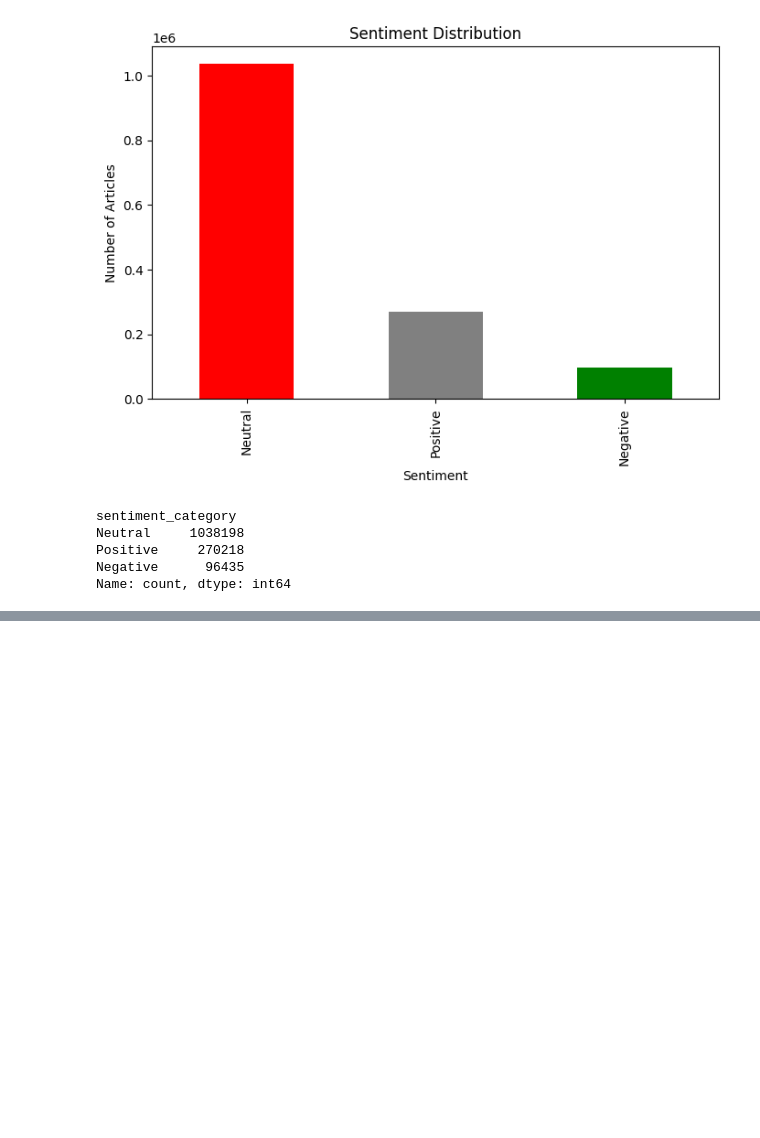
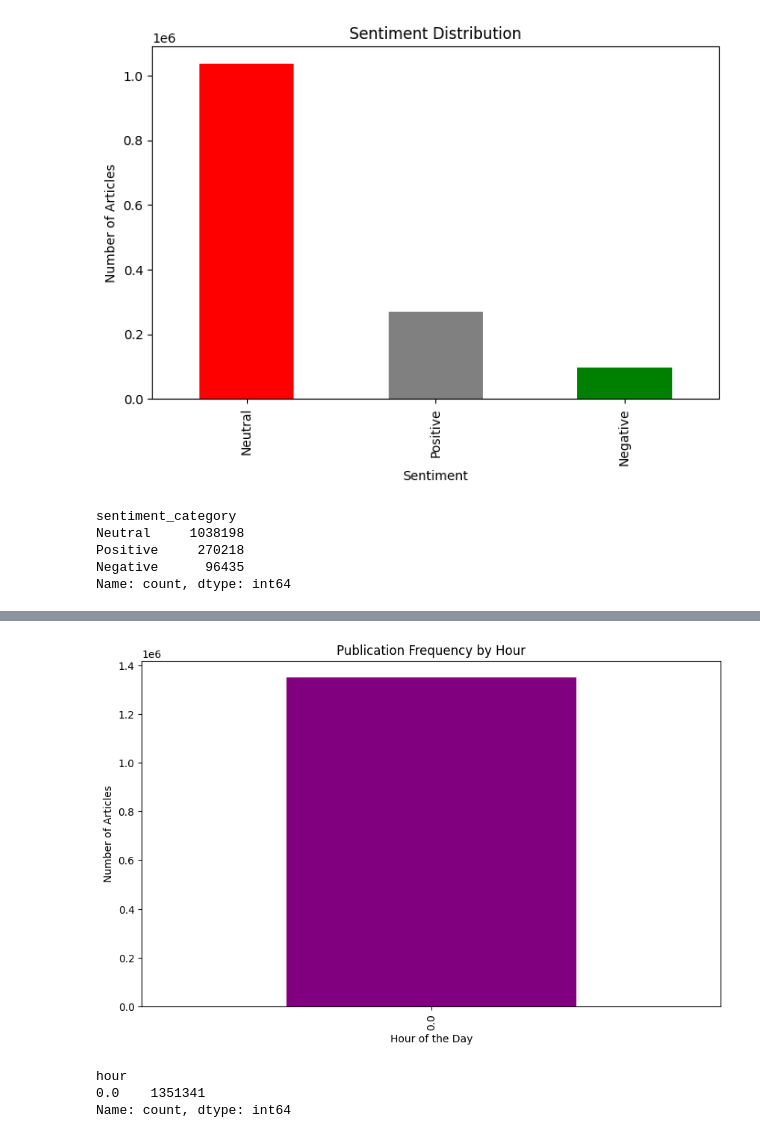
Before and after one commit to HabibiGirum/Stock_Market_Insights_From_Financial_news, a Jupyter notebook: notebooks/stock_analysis.ipynb, the cells around one changed output, grey strips where cells are left out. Drawn from its saved outputs; the diff is of its cells as text; code cells hidden in the pictures; blank space fills up the shorter version.

```diff
--- a/notebooks/stock_analysis.ipynb
+++ b/notebooks/stock_analysis.ipynb
@@ -81,0 +105,7 @@ Name: count, dtype: int64
+# %%
+eda.analyze_publishing_times()
+# %% [output]
+[figure, added]
+hour
+0.0    1351341
+Name: count, dtype: int64
```
Also changed, not shown: parts of 4 cells of this notebook, 1 other file.
